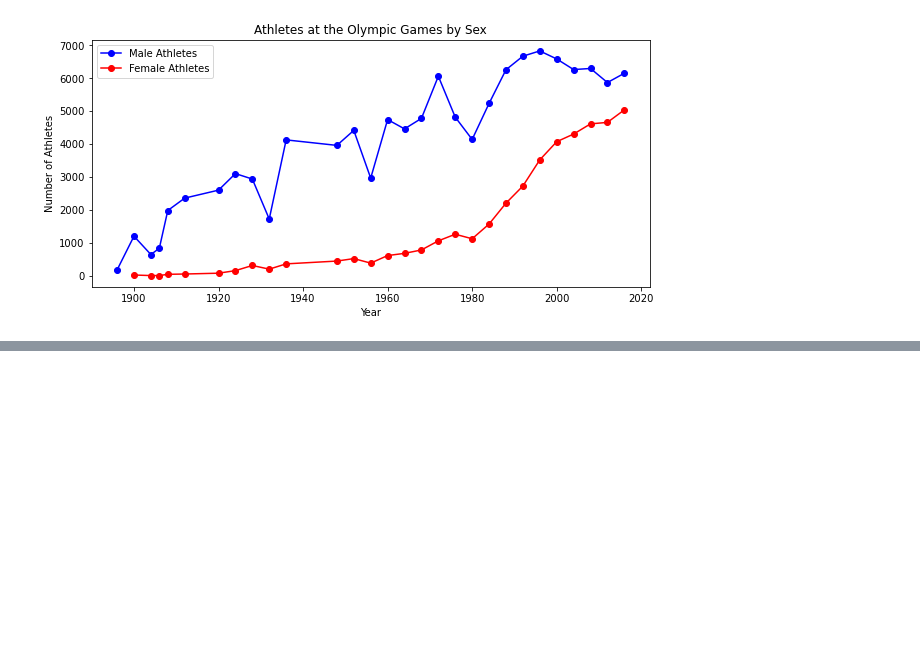
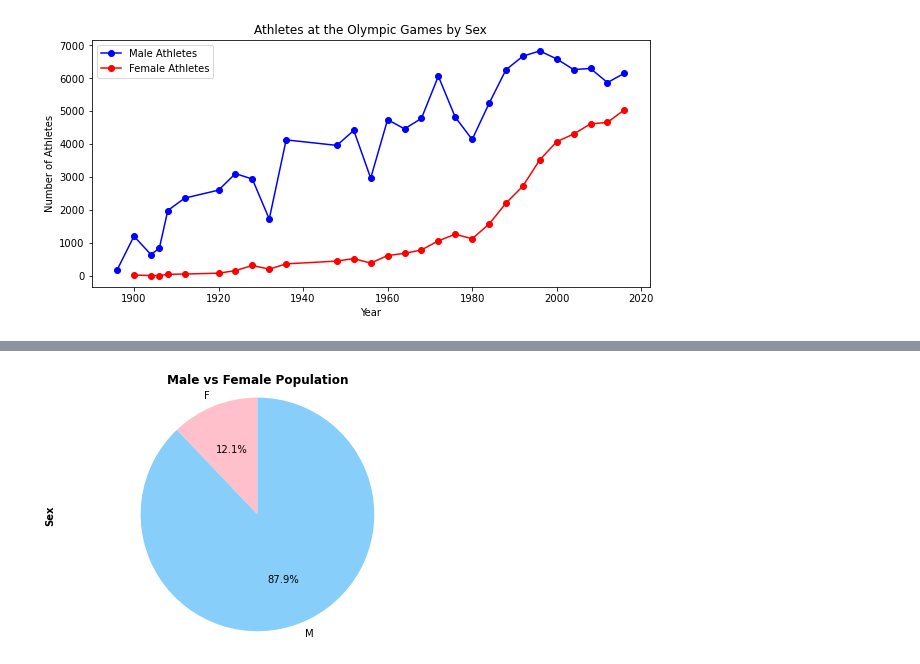
Before and after one commit to sissa81/project1, a Jupyter notebook: olympics.ipynb, the cells around one changed output, grey strips where cells are left out. Saved outputs shown, nothing was run; the diff lists cells and outputs as text; code cells hidden in the pictures; blank space fills up the shorter version.

```diff
--- a/olympics.ipynb
+++ b/olympics.ipynb
@@ -293,0 +291,15 @@ Text(0.5, 1.0, 'Athletes at the Olympic Games by Sex')
+# %%
+# (May be) Generate a pie plot showing male vs female population in early days (1952)
+old_data = data.loc[data["Year"]==1952]
+sex = old_data.groupby("Sex")["Sex"].count()
+colors = ["pink", "lightskyblue"]
+sex_data = sex.plot(kind="pie", colors=colors, autopct='%1.1f%%', startangle=90)
+plt.axis("equal")
+sex_data.set_title(label= "Male vs Female Population", fontweight = "bold")
+sex_data.set_ylabel("Sex", fontweight = "bold")
+plt.tight_layout()
+# sex_data.figure.savefig("Images/male_vs_female_1952.png")
+plt.show()
+plt.close()
+# %% [output]
+[figure, added]
```
Also changed, not shown: parts of 9 cells of this notebook.
